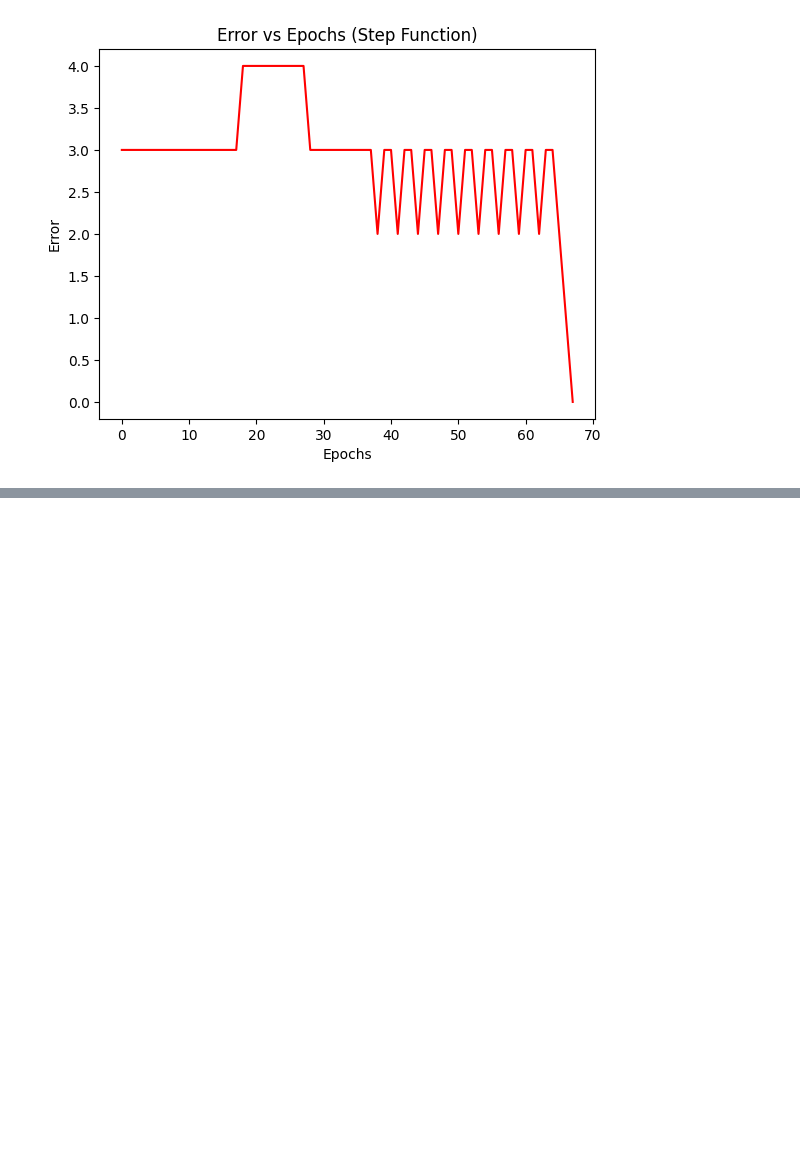
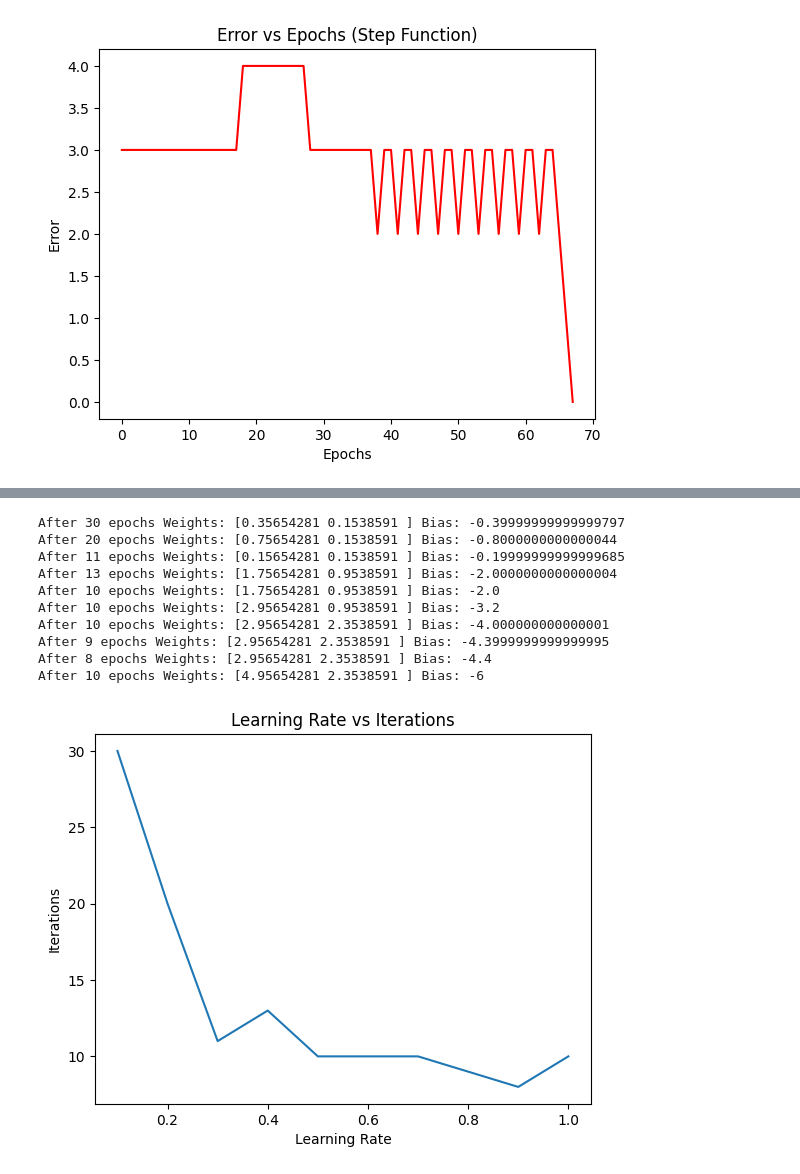
Before and after one commit to ajratnam/ML_LAB_24, a Jupyter notebook: Lab 06/Program.ipynb, the cells around one changed output, grey strips where cells are left out. Cells and saved outputs as stored; diff of their text form; code cells hidden in the pictures; blank space fills up the shorter version.

```diff
--- a/Lab 06/Program.ipynb
+++ b/Lab 06/Program.ipynb
@@ -267,0 +347,26 @@ After 68 epochs Weights: [0.2  0.15] Bias: -0.2999999999999812
+# %%
+learning_rates = [0.1, 0.2, 0.3, 0.4, 0.5, 0.6, 0.7, 0.8, 0.9, 1]
+iterations = []
+
+for lr in learning_rates:
+    perceptron = Perceptron(initial_bias, initial_weights, lr, step_function)
+    i, _ = train_perceptron(perceptron, and_gate)
+    iterations.append(i)
+
+plt.plot(learning_rates, iterations)
+plt.xlabel("Learning Rate")
+plt.ylabel("Iterations")
+plt.title("Learning Rate vs Iterations")
+plt.show()
+# %% [output]
+After 30 epochs Weights: [0.35654281 0.1538591 ] Bias: -0.39999999999999797
+After 20 epochs Weights: [0.75654281 0.1538591 ] Bias: -0.8000000000000044
+After 11 epochs Weights: [0.15654281 0.1538591 ] Bias: -0.19999999999999685
+After 13 epochs Weights: [1.75654281 0.9538591 ] Bias: -2.0000000000000004
+After 10 epochs Weights: [1.75654281 0.9538591 ] Bias: -2.0
+After 10 epochs Weights: [2.95654281 0.9538591 ] Bias: -3.2
+After 10 epochs Weights: [2.95654281 2.3538591 ] Bias: -4.000000000000001
+After 9 epochs Weights: [2.95654281 2.3538591 ] Bias: -4.3999999999999995
+After 8 epochs Weights: [2.95654281 2.3538591 ] Bias: -4.4
+After 10 epochs Weights: [4.95654281 2.3538591 ] Bias: -6
+[figure, added]
```
Also changed, not shown: parts of 3 cells of this notebook.
